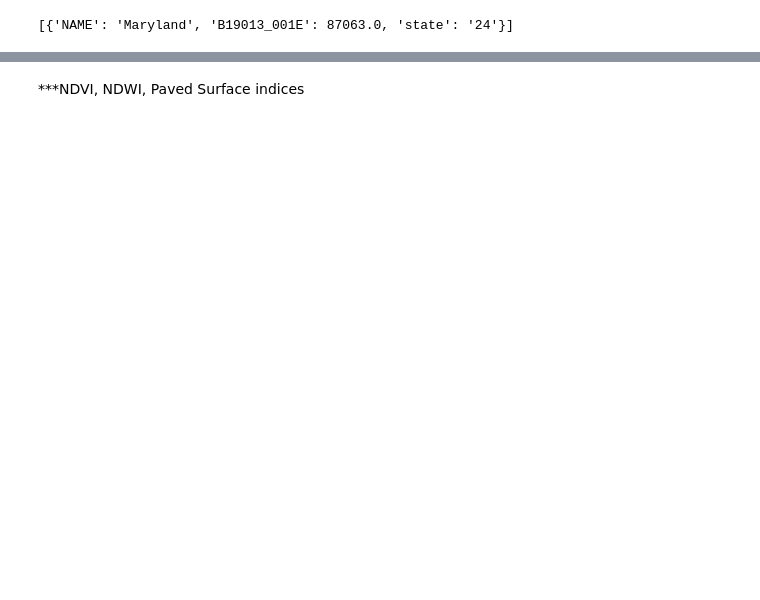
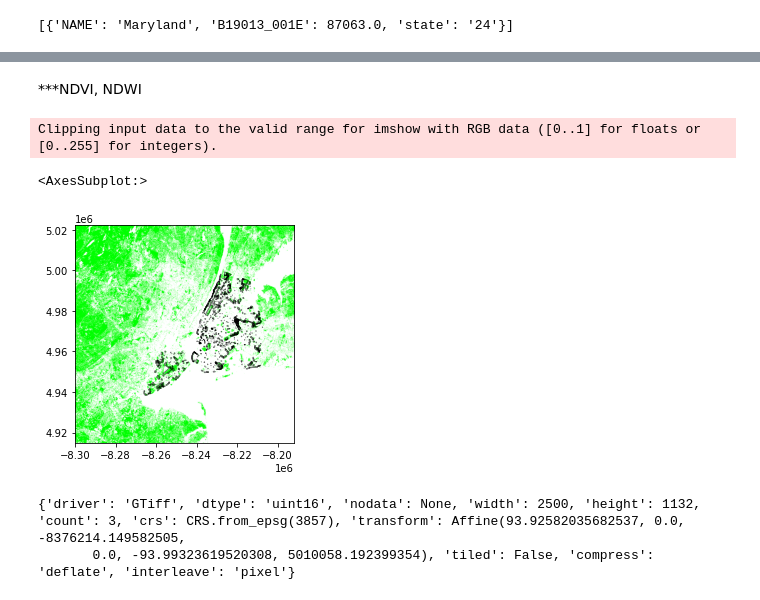
Before and after one commit to jkchap16/summer2022, a Jupyter notebook: Accessibility_Fix.ipynb, the cells around one changed output, grey strips where cells are left out. Cells and saved outputs as stored; diff of their text form; code cells hidden in the pictures; blank space fills up the shorter version.

Commit message:
edited to include ndvi

```diff
--- a/Accessibility_Fix.ipynb
+++ b/Accessibility_Fix.ipynb
@@ -50,4 +55,4 @@ nyc_acs.head()
 | 3 | Census Tract 168, New York County... | 5189.0 | 1721.0 | 1915.0 | 355.0 | 27222.0 | 36 | 061 | 016800 | ... |
 | 4 | Census Tract 169, New York County... | 8272.0 | 6895.0 | 113.0 | 537.0 | 131097.0 | 36 | 061 | 016900 | ... |
 # %% [markdown]
-***NDVI, NDWI, Paved Surface indices
+***NDVI, NDWI
@@ -55,0 +59,24 @@ nyc_acs.head()
+# %%
+#from EO Browser, 16 bit, medium resolution
+ndvi=rasterio.open('S:/376/Spring22/jkchap16/sentinel_9_19_21_ndvi.tiff')
+# %%
+parks=gpd.read_file('S:/376/Spring22/jkchap16/nyc_parks.zip')
+parks = parks.to_crs(ndvi.crs.data)
+parks=parks[(parks['landuse']=='Neighborhood Park') | (parks['landuse']=='Community Park') |(parks['landuse']=='Nature Area') |(parks['landuse']=='Garden') | (parks['landuse']=='Flagship Park')]
+# %%
+fig, ax = plt.subplots()
+rasterio.plot.show(ndvi, cmap='RdYlGn', ax=ax)
+parks.plot(ax=ax, facecolor='none', edgecolor='black', alpha=.5)
+# %% [output]
+Clipping input data to the valid range for imshow with RGB data ([0..1] for floats or [0..255] for integers).
+<AxesSubplot:>
+[figure, added]
+# %%
+with rasterio.open('S:/376/Spring22/jkchap16/sentinel_9_19_21_ndvi.tiff') as src:
+    ndvi = src.read(1, window= rasterio.windows.from_bounds(-8266069.89886961,  4938302.3518047 , -8204449.4381029 ,
+        4999279.62331638, src.transform))
+    affine=src.transform
+    print(src.profile)
+# %% [output]
+{'driver': 'GTiff', 'dtype': 'uint16', 'nodata': None, 'width': 2500, 'height': 1132, 'count': 3, 'crs': CRS.from_epsg(3857), 'transform': Affine(93.92582035682537, 0.0, -8376214.149582505,
+       0.0, -93.99323619520308, 5010058.192399354), 'tiled': False, 'compress': 'deflate', 'interleave': 'pixel'}
```
Also changed, not shown: parts of 11 cells of this notebook.
